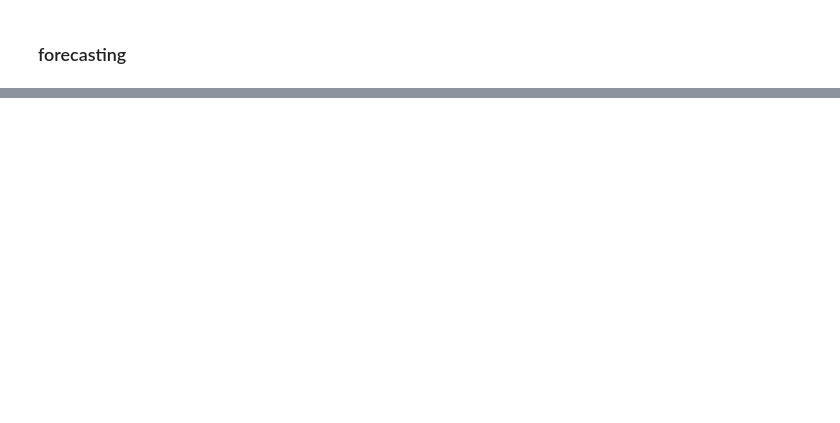
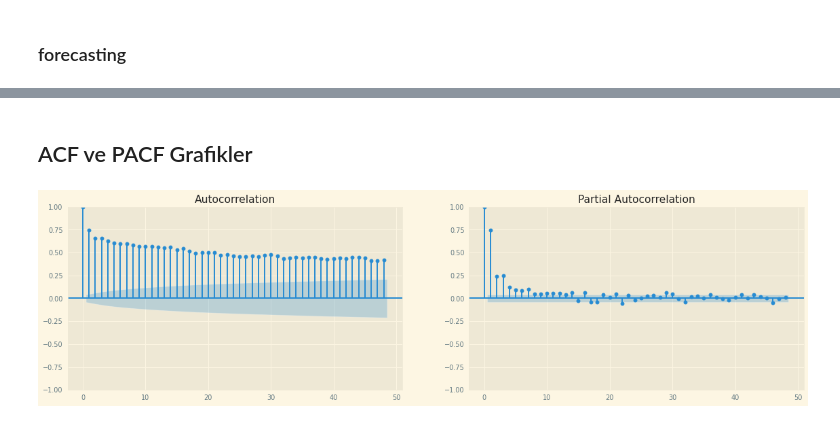
Before and after one commit to Enejan-H/Deep-Learning-Projects, a Jupyter notebook: rnn-lstm-gru-my-youtube-channel-watching-hours.ipynb, the cells around one changed output, grey strips where cells are left out. Drawn from its saved outputs; the diff is of its cells as text; code cells hidden in the pictures; blank space fills up the shorter version.

Commit message:
Kaggle Notebook | DL-ML models for My YouTube Channel Watching Hours | Version 2

```diff
--- a/rnn-lstm-gru-my-youtube-channel-watching-hours.ipynb
+++ b/rnn-lstm-gru-my-youtube-channel-watching-hours.ipynb
@@ -1400,0 +1400,8 @@ plt.xlim('2024-11-17 00:00:00', '2024-11-18 23:00:00')
+# %%
+import numpy as np
+import pandas as pd
+import matplotlib.pyplot as plt
+plt.style.use('Solarize_Light2')
+import seaborn as sns
+import warnings
+warnings.filterwarnings("ignore")
@@ -1400,0 +1421,5 @@ plt.xlim('2024-11-17 00:00:00', '2024-11-18 23:00:00')
+# %%
+data = pd.read_csv("/kaggle/input/my-youtube-data/my_data.csv")
+
+# veri setinin ilk beş elemanı:
+data.head()
@@ -1400,0 +1433,2 @@ plt.xlim('2024-11-17 00:00:00', '2024-11-18 23:00:00')
+# %%
+data = data.sort_values(by='Date', ascending=True)
@@ -1400,0 +1439,2 @@ plt.xlim('2024-11-17 00:00:00', '2024-11-18 23:00:00')
+# %%
+data.drop("Views",axis=1,  inplace=True)
@@ -1400,0 +1459,12 @@ plt.xlim('2024-11-17 00:00:00', '2024-11-18 23:00:00')
+# %% [markdown]
+## ACF ve PACF Grafikler
+# %%
+
+fig, (ax1, ax2) = plt.subplots(1, 2,figsize=(20,5), dpi= 70)
+
+plot_acf(data["Watch time (hours)"].tolist(), ax=ax1, lags=48)
+plot_pacf(data["Watch time (hours)"].tolist(), ax=ax2, lags=48, method="ywm")
+
+plt.show()
+# %% [output]
+[figure, added]
```
Also changed, not shown: parts of 61 cells of this notebook.
